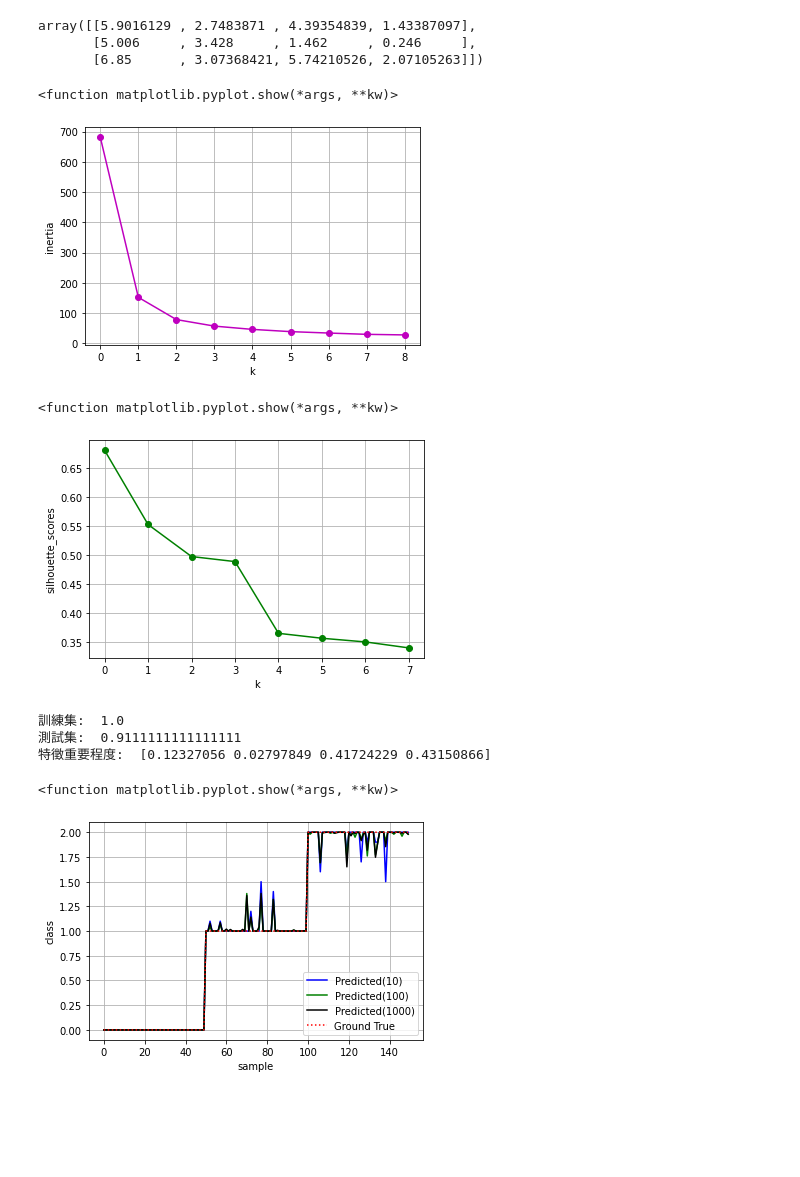
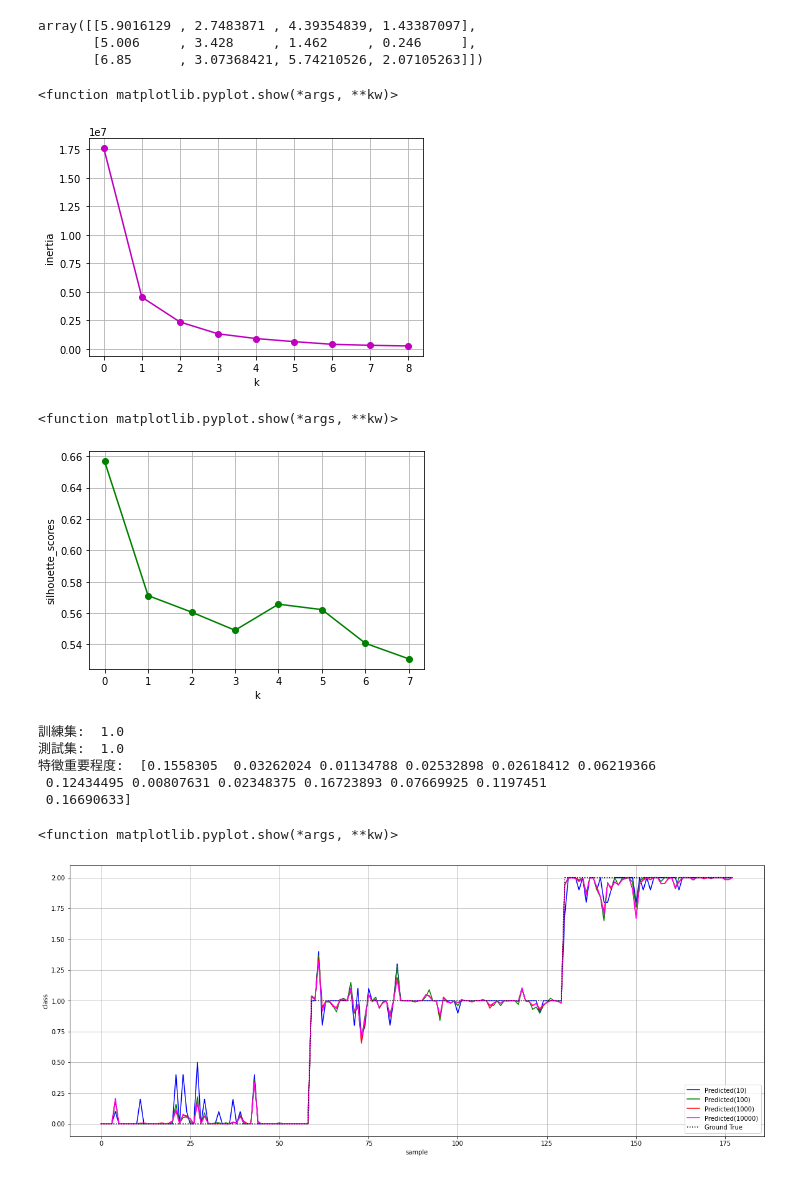
Before and after one commit to AndyFreeeeman/Model_Predict, a Jupyter notebook: Model_Predict.ipynb, the cells around one changed output. Saved outputs shown, nothing was run; the diff lists cells and outputs as text; code cells hidden in the pictures; blank space fills up the shorter version.

```diff
--- a/Model_Predict.ipynb
+++ b/Model_Predict.ipynb
@@ -9,14 +9,14 @@ np.set_printoptions(suppress=True)
 # %%
 # import dataset
 
-from sklearn.datasets import load_iris
+from sklearn.datasets import load_wine
 
-iris = load_iris()
+wine = load_wine()
 # 輸入特徵
-X = iris.data
-x = iris.data
+X = wine.data
+x = wine.data
 # 輸出特徵
-y = iris.target
+y = wine.target
 
 print(X)
 print(y)
@@ -41,8 +36,8 @@ print(y)
 # %%
 # 輸入資料
 
-iris = load_iris()
-df_data = pd.DataFrame(data= np.c_[iris['data'], iris['target']],
-                     columns= ['SepalLengthCm','SepalWidthCm','PetalLengthCm','PetalWidthCm','Species'])
+wine = load_wine()
+df_data = pd.DataFrame(data= np.c_[wine['data'], wine['target']],
+                     columns= ['alcohol','malic_acid','ash','alcalinity_of_ash','magnesium','total_phenols','flavanoids','nonflavanoid_phenols','proanthocyanins','color_intensity','hue','od280/od315_of_diluted_wines','proline','class'])
 df_data
 # %% [output]
@@ -98,8 +104,8 @@ plt.grid(True)
 # %%
 # 資料清理 移除缺失的data
 
-X = df_data.drop(labels=['Species'],axis=1).values # 移除Species並取得剩下欄位資料
-y = df_data['Species']
+X = df_data.drop(labels=['class'],axis=1).values # 移除Species並取得剩下欄位資料
+y = df_data['class']
 
 print("checked missing data(NAN mount):",len(np.where(np.isnan(X))[0]))
 # %% [output]
@@ -174,7 +184,7 @@ plt.grid(True)
 plt.show
 # %% [output]
 <function matplotlib.pyplot.show(*args, **kw)>
-[figure, old version]
+[figure, new version]
 # %%
 # silhouette scores 評估最佳k值
 
@@ -191,7 +201,7 @@ plt.grid(True)
 plt.show
 # %% [output]
 <function matplotlib.pyplot.show(*args, **kw)>
-[figure, old version]
+[figure, new version]
 # %%
 # Random Forest
 # %%
@@ -211,38 +221,45 @@ print('測試集: ',randomForestModel.score(X_test,y_test))
 print('特徵重要程度: ',randomForestModel.feature_importances_)
 # %% [output]
 訓練集:  1.0
-測試集:  0.9111111111111111
-特徵重要程度:  [0.12327056 0.02797849 0.41724229 0.43150866]
+測試集:  1.0
+特徵重要程度:  [0.1558305  0.03262024 0.01134788 0.02532898 0.02618412 0.06219366
+ 0.12434495 0.00807631 0.02348375 0.16723893 0.07669925 0.1197451
+ 0.16690633]
 # %%
 from sklearn.ensemble import RandomForestRegressor
 
 # 建立RandomForestRegressor模型
 # n_estimators:樹的數量
 randomForestModel = RandomForestRegressor(n_estimators=10, criterion = 'mse')
 randomForestModel2 = RandomForestRegressor(n_estimators=100, criterion = 'mse')
 randomForestModel3 = RandomForestRegressor(n_estimators=1000, criterion = 'mse')
+randomForestModel4 = RandomForestRegressor(n_estimators=10000, criterion = 'mse')
 
 # 使用訓練資料訓練模型
 randomForestModel.fit(x, y)
 randomForestModel2.fit(x, y)
 randomForestModel3.fit(x, y)
+randomForestModel4.fit(x, y)
 # 使用訓練資料預測
 predicted=randomForestModel.predict(x)
 predicted2=randomForestModel2.predict(x)
 predicted3=randomForestModel3.predict(x)
+predicted4=randomForestModel4.predict(x)
 
+plt.figure(figsize=(20,8))
 plt.plot(predicted,c="blue")
 plt.plot(predicted2,c="green")
-plt.plot(predicted3,c="black")
-plt.plot(y,c="red",linestyle=':')
+plt.plot(predicted3,c="red")
+plt.plot(predicted4,c="magenta")
+plt.plot(y,c="black",linestyle=':')
 plt.xlabel('sample')
 plt.ylabel('class')
-plt.legend(['Predicted(10)','Predicted(100)','Predicted(1000)','Ground True'], loc ="lower right")
+plt.legend(['Predicted(10)','Predicted(100)','Predicted(1000)','Predicted(10000)','Ground True'], loc ="lower right")
 plt.grid(True)
 plt.show
 # %% [output]
 <function matplotlib.pyplot.show(*args, **kw)>
-[figure, old version]
+[figure, new version]
 # %%
 # XGBoost
 # %%
```
Also changed, not shown: parts of 10 cells of this notebook.
